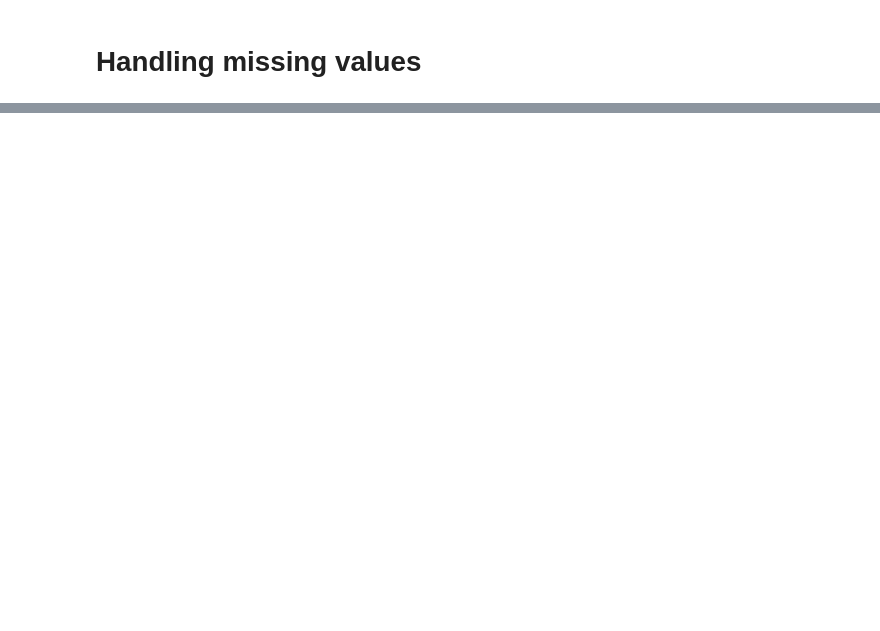
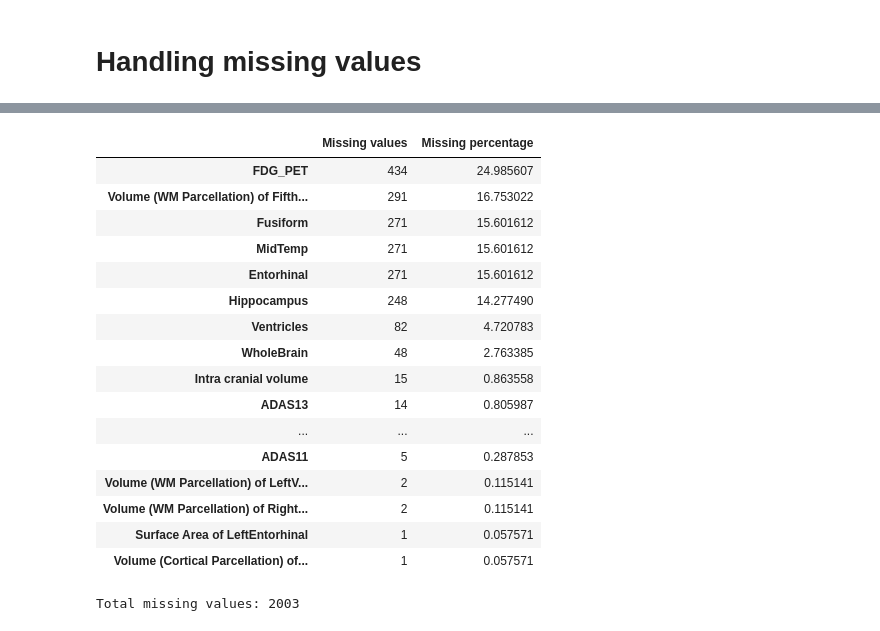
Before and after one commit to bishanbhandari/Deep-Learning-and-Computer-Vision, a Jupyter notebook: Alzheimer Detection/Alzheimer.ipynb, the cells around one changed output, grey strips where cells are left out. Drawn from its saved outputs; the diff is of its cells as text; code cells hidden in the pictures; blank space fills up the shorter version.

```diff
--- a/Alzheimer Detection/Alzheimer.ipynb
+++ b/Alzheimer Detection/Alzheimer.ipynb
@@ -54,0 +43,21 @@ data.head()
+# %%
+file_path = "CSI_7_MAL_2324_CW_resit_data.xlsx"
+
+diagnosis_df = pd.read_excel(
+    file_path,
+    sheet_name="Diagnosis target"
+)
+
+cognitive_scores_df = pd.read_excel(
+    file_path,
+    sheet_name="Cognitive score"
+)
+
+data_df = pd.read_excel(
+    file_path,
+    sheet_name="Data"
+)
+
+print("Diagnosis data:", diagnosis_df.shape)
+print("Cognitive data:", cognitive_scores_df.shape)
+print("Patient data:", data_df.shape)
@@ -80,0 +190,36 @@ merged_df[numerical_cols]=scaler.fit_transform(merged_df[numerical_cols])
+# %%
+missing_values = merged_df.isnull().sum()
+
+missing_summary = pd.DataFrame({
+    "Missing values": missing_values,
+    "Missing percentage": (
+        missing_values / len(merged_df)
+    ) * 100
+})
+
+missing_summary = missing_summary.sort_values(
+    by="Missing percentage",
+    ascending=False
+)
+
+display(missing_summary.head(20))
+print("Total missing values:", merged_df.isnull().sum().sum())
+# %% [output]
+|  | Missing values | Missing percentage |
+| FDG_PET | 434 | 24.985607 |
+| Volume (WM Parcellation) of Fifth... | 291 | 16.753022 |
+| Fusiform | 271 | 15.601612 |
+| MidTemp | 271 | 15.601612 |
+| Entorhinal | 271 | 15.601612 |
+| Hippocampus | 248 | 14.277490 |
+| Ventricles | 82 | 4.720783 |
+| WholeBrain | 48 | 2.763385 |
+| Intra cranial volume | 15 | 0.863558 |
+| ADAS13 | 14 | 0.805987 |
+| ... | ... | ... |
+| ADAS11 | 5 | 0.287853 |
+| Volume (WM Parcellation) of LeftV... | 2 | 0.115141 |
+| Volume (WM Parcellation) of Right... | 2 | 0.115141 |
+| Surface Area of LeftEntorhinal | 1 | 0.057571 |
+| Volume (Cortical Parcellation) of... | 1 | 0.057571 |
+Total missing values: 2003
```
Also changed, not shown: parts of 17 cells of this notebook.
